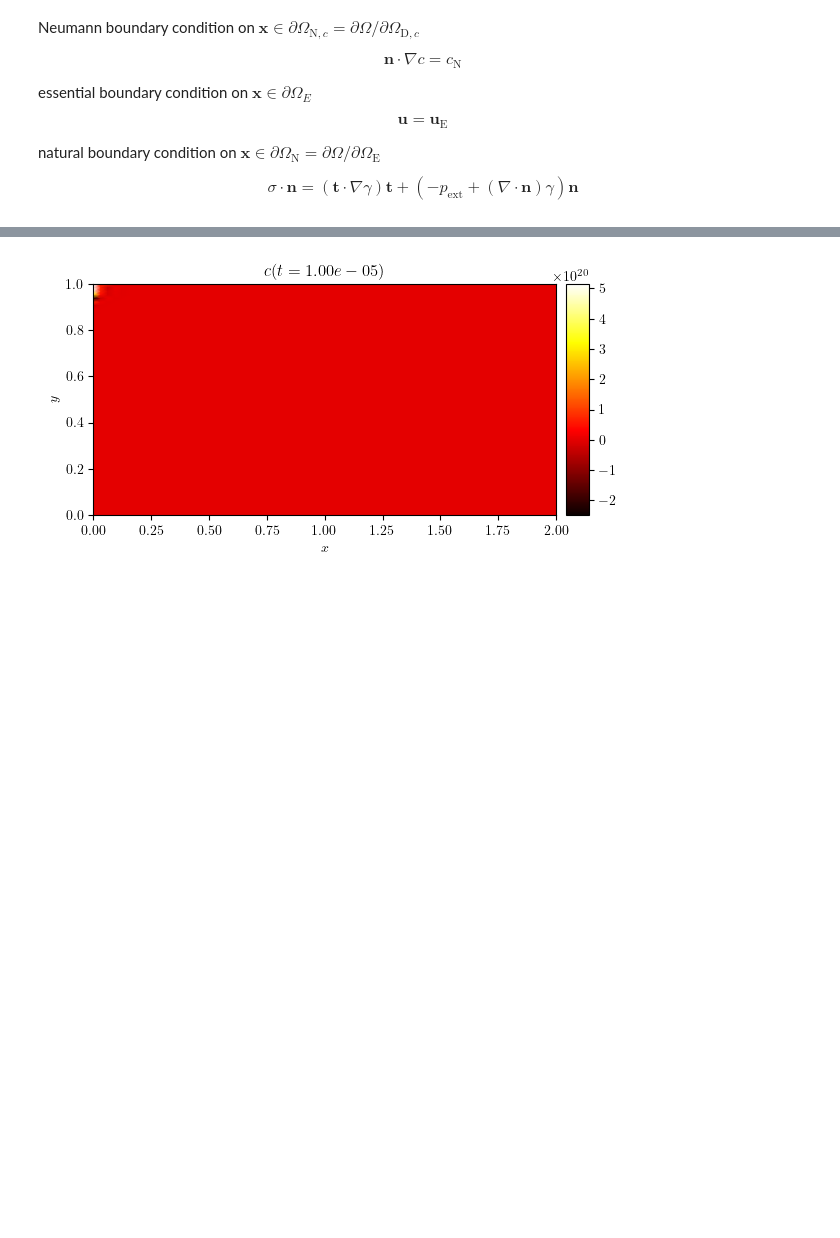
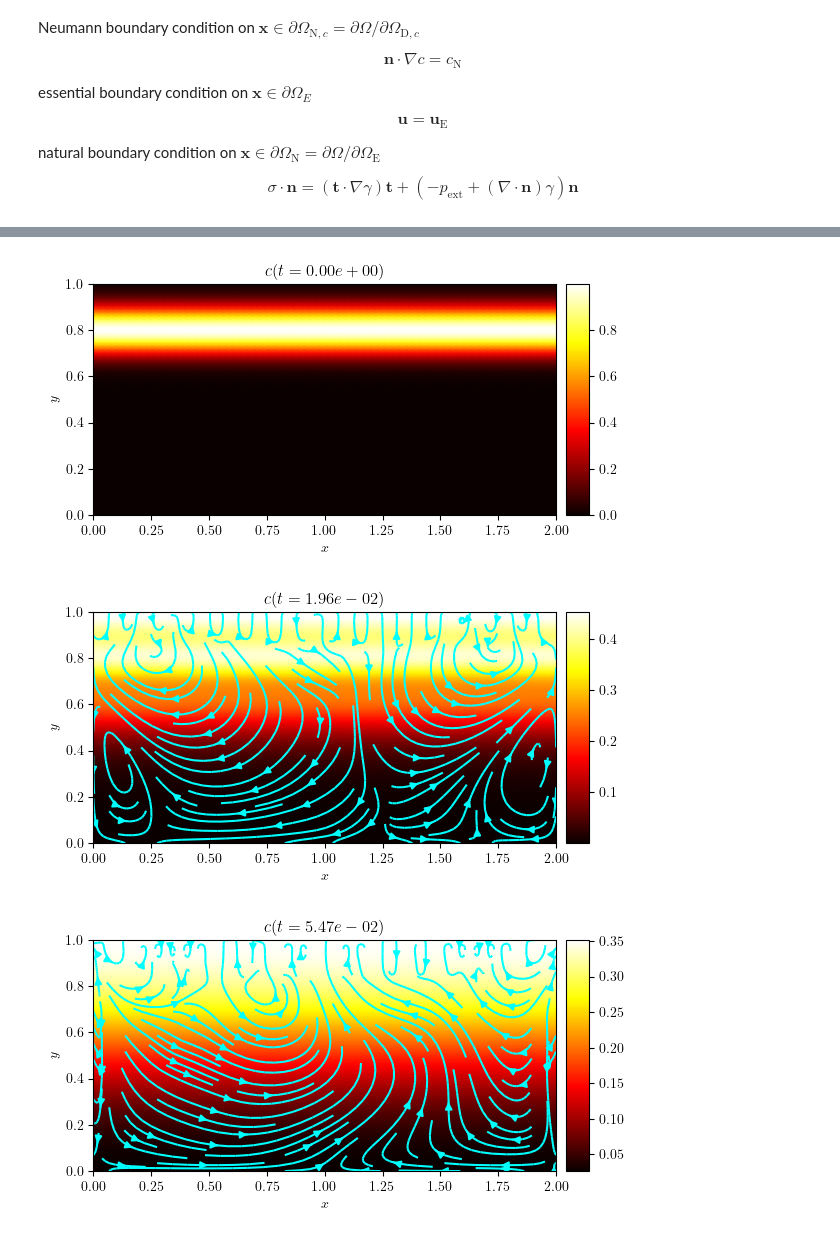
Before and after one commit to george-poole/LUCiFEx, a Jupyter notebook: demo/A21_marangoni_convection.ipynb, the cells around one changed output, grey strips where cells are left out. Cells and saved outputs as stored; diff of their text form; code cells hidden in the pictures; blank space fills up the shorter version.

```diff
--- a/demo/A21_marangoni_convection.ipynb
+++ b/demo/A21_marangoni_convection.ipynb
@@ -60,25 +61,32 @@ $$\textbf{e}_g=-\textbf{e}_y$$
 # %%
 import numpy as np
 from lucifex.sim import integrate
-from lucifex.viz import plot_colormap
+from lucifex.viz import plot_colormap, plot_streamlines, plot_line, plot_stacked_lines
 from lucifex.io import write
-from lucifex.utils import maximum
+from lucifex.utils import fem_function_components, maximum, minimum
 
 from py.marangoni_convection import navier_stokes_marangoni
 
 
-Ra = 1e4
+Lx = 2.0
+Ly = 1.0
+h = 0.8 * Ly
+eps = 0.01 * Ly
+Ra = 1e2
 Pr = 1e1
-Ma = -1e1
+Ma = 1e4
 simulation = navier_stokes_marangoni(
-    Lx=2.0,
-    Ly=1.0,
+    Lx=Lx,
+    Ly=Ly,
     Nx=64,
     Ny=64,
     cell='quadrilateral',
     Ra=Ra,
     Pr=Pr,
     Ma=Ma,
+    c_base=lambda x: np.exp(-(x[1] - h)**2 / eps),
+    noise_eps=1e-3,
+    noise_freq=(16, 8),
     dt_max=0.01,
 )
 
@@ -87,10 +95,18 @@ dt_init = 1e-6
 n_init = 10
 integrate(simulation, n_stop=n_stop, dt_init=dt_init, n_init=n_init)
 # %%
-c = simulation['c']
+c, u = simulation['c', 'u']
 
-time_index = -1
-fig, ax = plot_colormap(c.series[time_index], title=f'$c(t={c.time_series[time_index]:.2e})$')
-# write(fig, f'A21_marangoni_convection', './figures', close=False, pickle=False)
+time_indices = [int(i * len(c.series)) for i in (0.25, 0.5, 0.75)]
+for i in (0, *time_indices, -1):
+    cn = c.series[i]
+    tn = c.time_series[i]
+    un = u.series[i]
+    ux, uy = fem_function_components(('P', 1), un, names=('ux', 'uy'))
+    fig, ax = plot_colormap(cn, title=f'$c(t={tn:.2e})$')
+    plot_streamlines(fig, ax, (ux, uy), color='cyan')
+    write(fig, f'A21_marangoni_convection_c(t={tn:.2e})', './figures', close=False, pickle=False)
 # %% [output]
-[figure, old version]
+[figure, new version]
+[figure, added]
+[figure, added]
```
Also changed, not shown: parts of 4 cells of this notebook, 9 other files.
